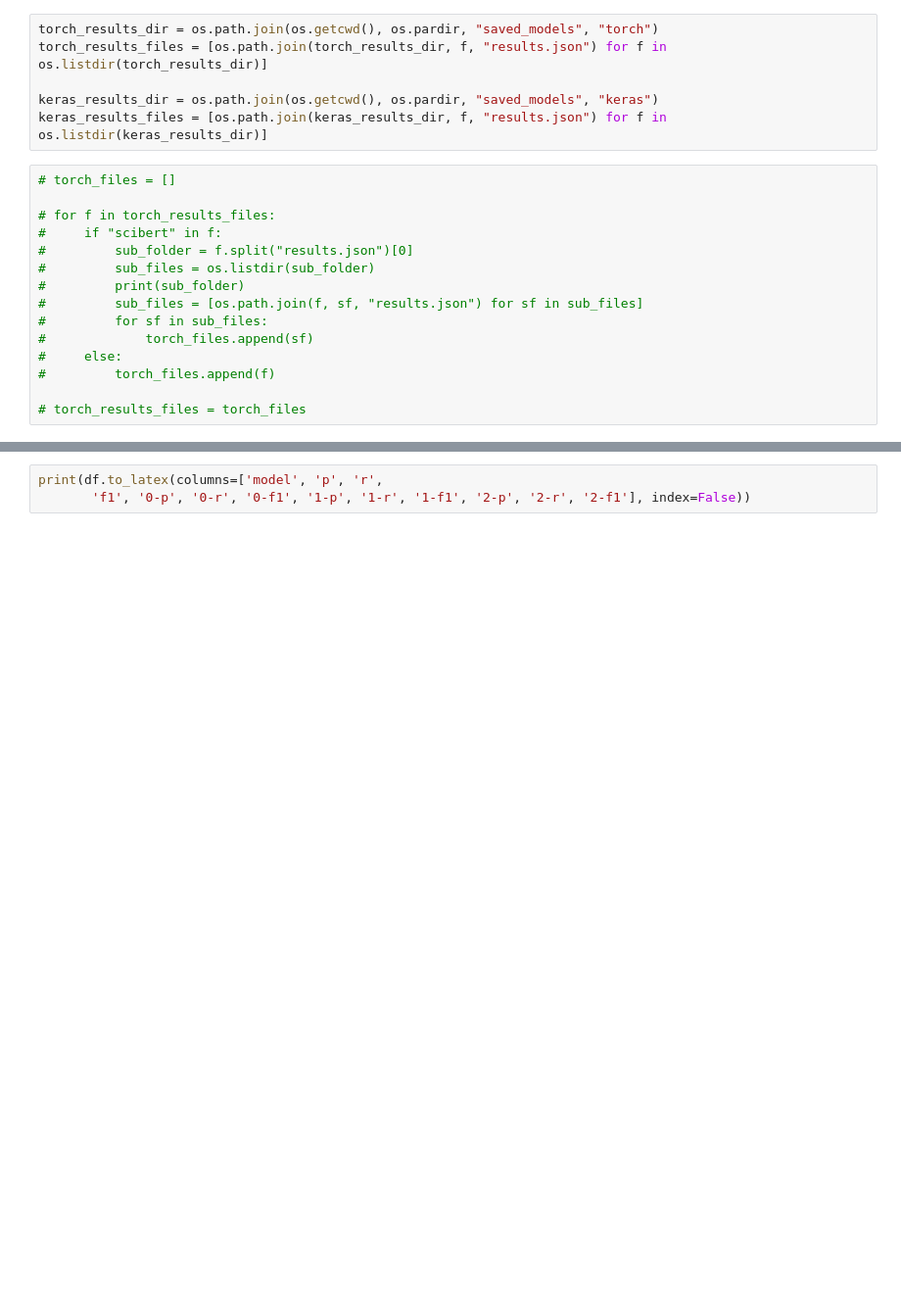
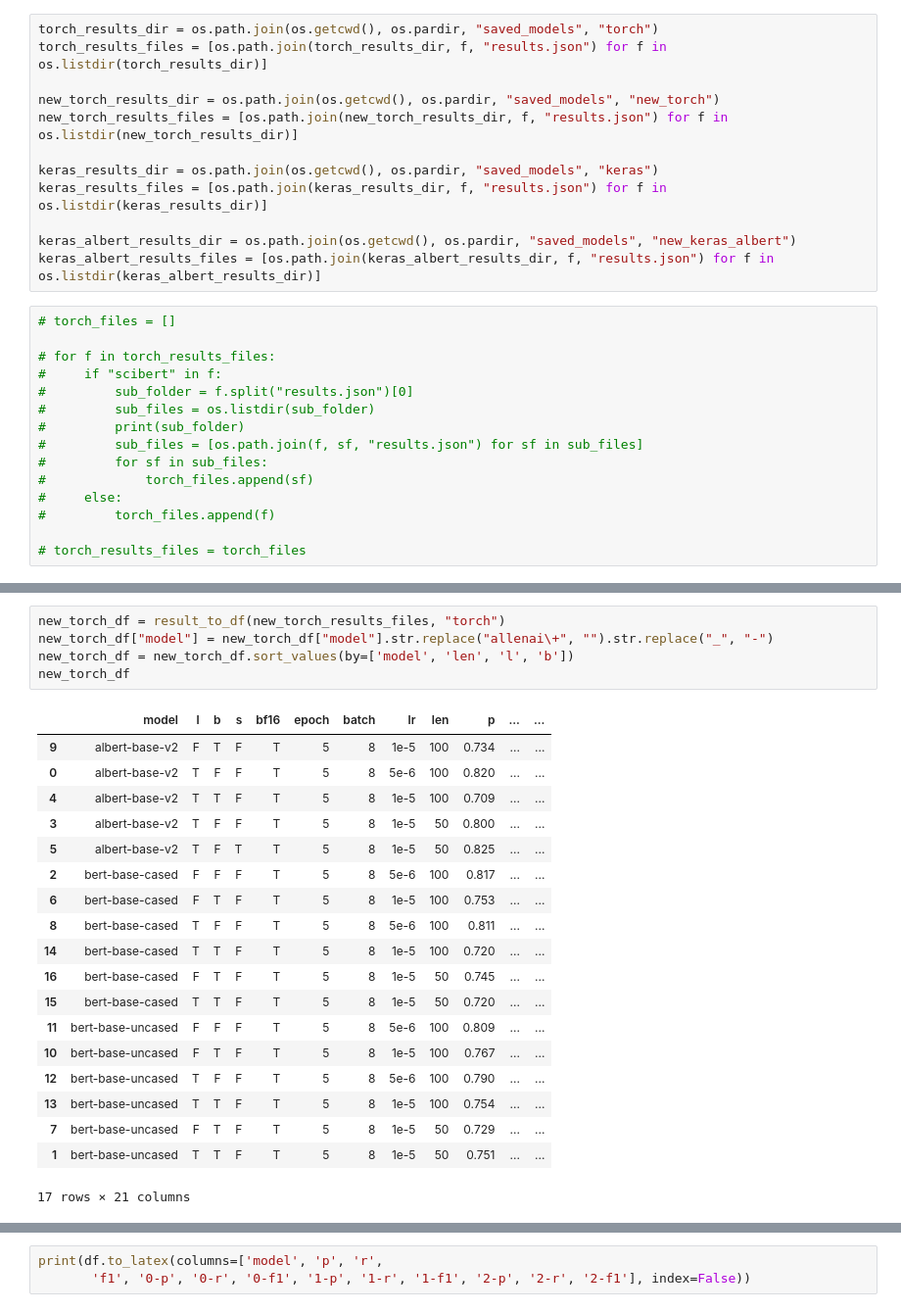
Before and after one commit to StoyanVenDimitrov/cl_team_lab, a Jupyter notebook: notebooks/report_to_latex.ipynb, the cells around one changed output, grey strips where cells are left out. Shown: that part at 98% size. Drawn from its saved outputs; the diff is of its cells as text; blank space fills up the shorter version.

```diff
--- a/notebooks/report_to_latex.ipynb
+++ b/notebooks/report_to_latex.ipynb
@@ -8,8 +12,14 @@ import configparser
 torch_results_dir = os.path.join(os.getcwd(), os.pardir, "saved_models", "torch")
 torch_results_files = [os.path.join(torch_results_dir, f, "results.json") for f in os.listdir(torch_results_dir)]
 
+new_torch_results_dir = os.path.join(os.getcwd(), os.pardir, "saved_models", "new_torch")
+new_torch_results_files = [os.path.join(new_torch_results_dir, f, "results.json") for f in os.listdir(new_torch_results_dir)]
+
 keras_results_dir = os.path.join(os.getcwd(), os.pardir, "saved_models", "keras")
 keras_results_files = [os.path.join(keras_results_dir, f, "results.json") for f in os.listdir(keras_results_dir)]
+
+keras_albert_results_dir = os.path.join(os.getcwd(), os.pardir, "saved_models", "new_keras_albert")
+keras_albert_results_files = [os.path.join(keras_albert_results_dir, f, "results.json") for f in os.listdir(keras_albert_results_dir)]
 # %%
 # torch_files = []
 
@@ -83,3 +104,28 @@ def result_to_df(files, _type):
                 result_table[mapping[_metric]].append(round(score, 3))
 
     return pd.DataFrame(result_table)
+# %%
+new_torch_df = result_to_df(new_torch_results_files, "torch")
+new_torch_df["model"] = new_torch_df["model"].str.replace("allenai\+", "").str.replace("_", "-")
+new_torch_df = new_torch_df.sort_values(by=['model', 'len', 'l', 'b'])
+new_torch_df
+# %% [output]
+|  | model | l | b | s | bf16 | epoch | batch | lr | len | p | ... | ... |
+| 9 | albert-base-v2 | F | T | F | T | 5 | 8 | 1e-5 | 100 | 0.734 | ... | ... |
+| 0 | albert-base-v2 | T | F | F | T | 5 | 8 | 5e-6 | 100 | 0.820 | ... | ... |
+| 4 | albert-base-v2 | T | T | F | T | 5 | 8 | 1e-5 | 100 | 0.709 | ... | ... |
+| 3 | albert-base-v2 | T | F | F | T | 5 | 8 | 1e-5 | 50 | 0.800 | ... | ... |
+| 5 | albert-base-v2 | T | F | T | T | 5 | 8 | 1e-5 | 50 | 0.825 | ... | ... |
+| 2 | bert-base-cased | F | F | F | T | 5 | 8 | 5e-6 | 100 | 0.817 | ... | ... |
+| 6 | bert-base-cased | F | T | F | T | 5 | 8 | 1e-5 | 100 | 0.753 | ... | ... |
+| 8 | bert-base-cased | T | F | F | T | 5 | 8 | 5e-6 | 100 | 0.811 | ... | ... |
+| 14 | bert-base-cased | T | T | F | T | 5 | 8 | 1e-5 | 100 | 0.720 | ... | ... |
+| 16 | bert-base-cased | F | T | F | T | 5 | 8 | 1e-5 | 50 | 0.745 | ... | ... |
+| 15 | bert-base-cased | T | T | F | T | 5 | 8 | 1e-5 | 50 | 0.720 | ... | ... |
+| 11 | bert-base-uncased | F | F | F | T | 5 | 8 | 5e-6 | 100 | 0.809 | ... | ... |
+| 10 | bert-base-uncased | F | T | F | T | 5 | 8 | 1e-5 | 100 | 0.767 | ... | ... |
+| 12 | bert-base-uncased | T | F | F | T | 5 | 8 | 5e-6 | 100 | 0.790 | ... | ... |
+| 13 | bert-base-uncased | T | T | F | T | 5 | 8 | 1e-5 | 100 | 0.754 | ... | ... |
+| 7 | bert-base-uncased | F | T | F | T | 5 | 8 | 1e-5 | 50 | 0.729 | ... | ... |
+| 1 | bert-base-uncased | T | T | F | T | 5 | 8 | 1e-5 | 50 | 0.751 | ... | ... |
+17 rows × 21 columns
```
Also changed, not shown: parts of 23 cells of this notebook, 7 other files.
